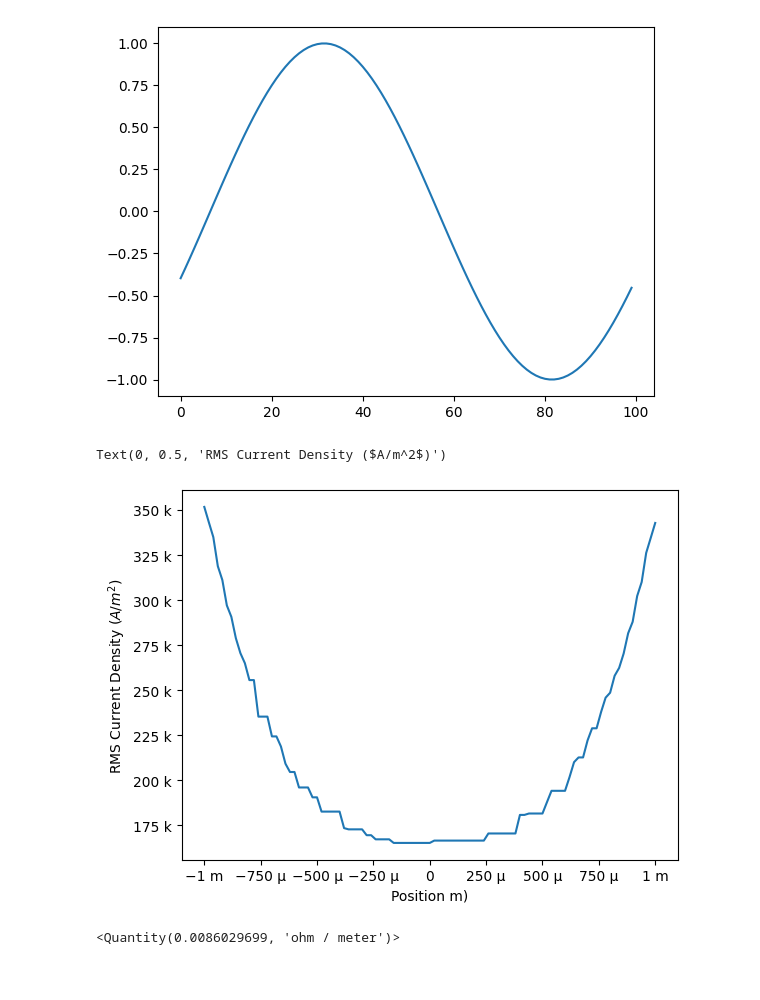
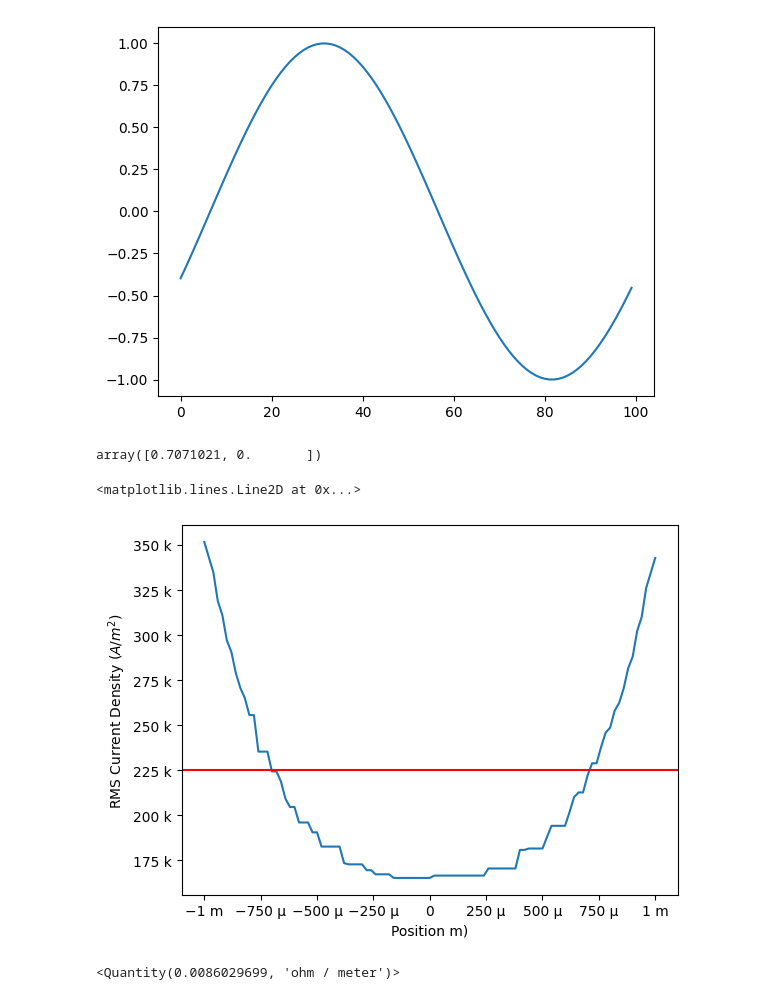
Before and after one commit to mjfwest/elmer-elmag, a Jupyter notebook: 2_wires/Investigation.ipynb, the cells around one changed output. Cells and saved outputs as stored; diff of their text form; code cells hidden in the pictures.

Commit message:
added dc current density

```diff
--- a/2_wires/Investigation.ipynb
+++ b/2_wires/Investigation.ipynb
@@ -132,19 +132,25 @@ plt.plot(wire_currrent[:,0], label='Wire 1')
 # %% [output]
 [<matplotlib.lines.Line2D at 0x...>]
 [figure]
+# %%
+np.sqrt(np.mean(wire_currrent**2, axis=0))
+# %% [output]
+array([0.7071021, 0.       ])
 # %%
 fig = plt.figure()
 ax = fig.add_subplot(111)
 #use the enginering tick formatter
 from matplotlib.ticker import EngFormatter
 ax.yaxis.set_major_formatter(EngFormatter())
 ax.xaxis.set_major_formatter(EngFormatter())
 ax.plot(wire_positions, np.sqrt(np.mean(wire_current_density**2, axis=0)))
 ax.set_xlabel('Position m)')
 ax.set_ylabel('RMS Current Density ($A/m^2$)')
+rms_dc_current_density = np.sqrt(np.mean(wire_currrent**2, axis=0)) / (np.pi * (WIRE_DIAMETER/2)**2)
+ax.axhline(rms_dc_current_density[0], color='red', label='Wire 1 RMS')
 # %% [output]
-Text(0, 0.5, 'RMS Current Density ($A/m^2$)')
+<matplotlib.lines.Line2D at 0x...>
-[figure, old version]
+[figure, new version]
 # %%
 import pint
 Q = pint.UnitRegistry()
```
